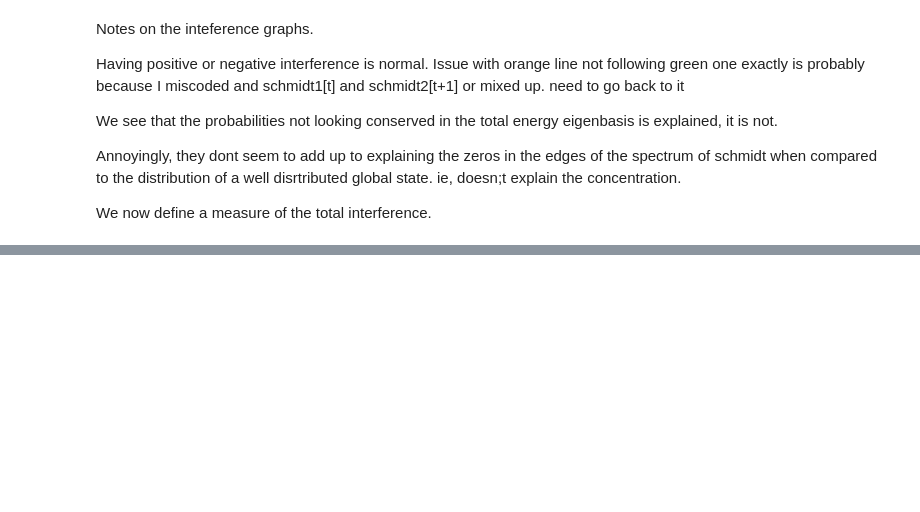
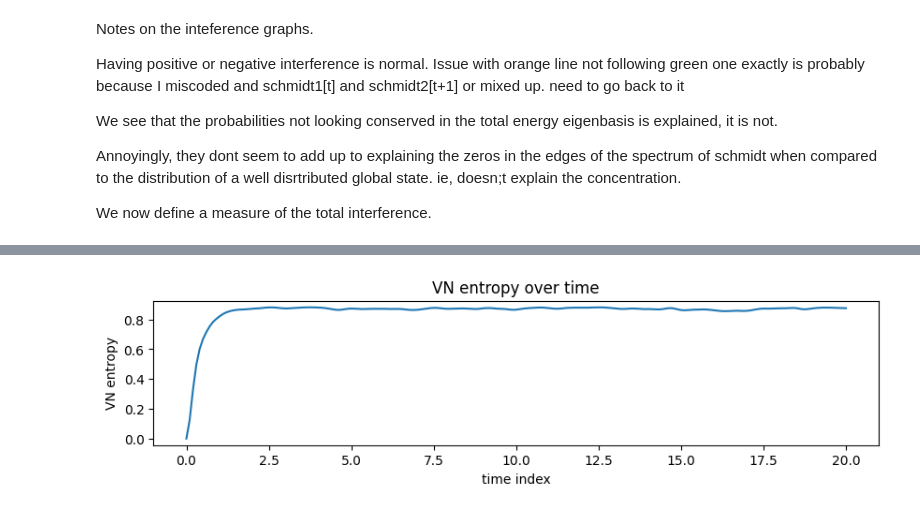
Before and after one commit to MarinAndreGirard/Quantum_Branching, a Jupyter notebook: weight_conservation.ipynb, the cells around one changed output, grey strips where cells are left out. Saved outputs shown, nothing was run; the diff lists cells and outputs as text; code cells hidden in the pictures; blank space fills up the shorter version.

```diff
--- a/weight_conservation.ipynb
+++ b/weight_conservation.ipynb
@@ -390,0 +428,5 @@ total_interference(tlist,result,eigenstates_total,eigenenergies_total,Int_streng
+# %%
+
+plot_VN(result,tlist,log=0)
+# %% [output]
+[figure, added]
```
Also changed, not shown: parts of 10 cells of this notebook, 30 other files.
